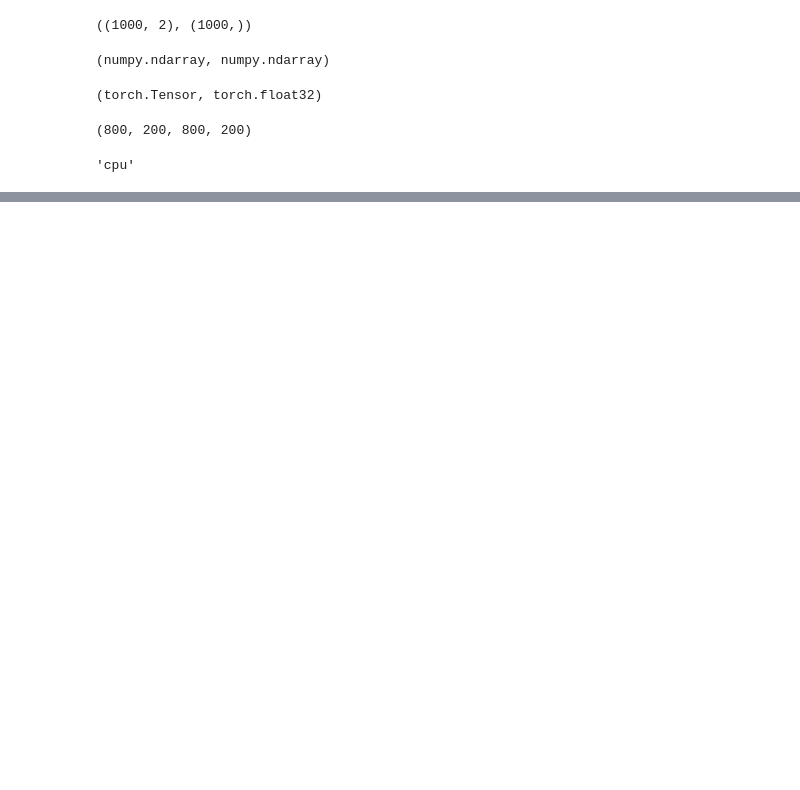
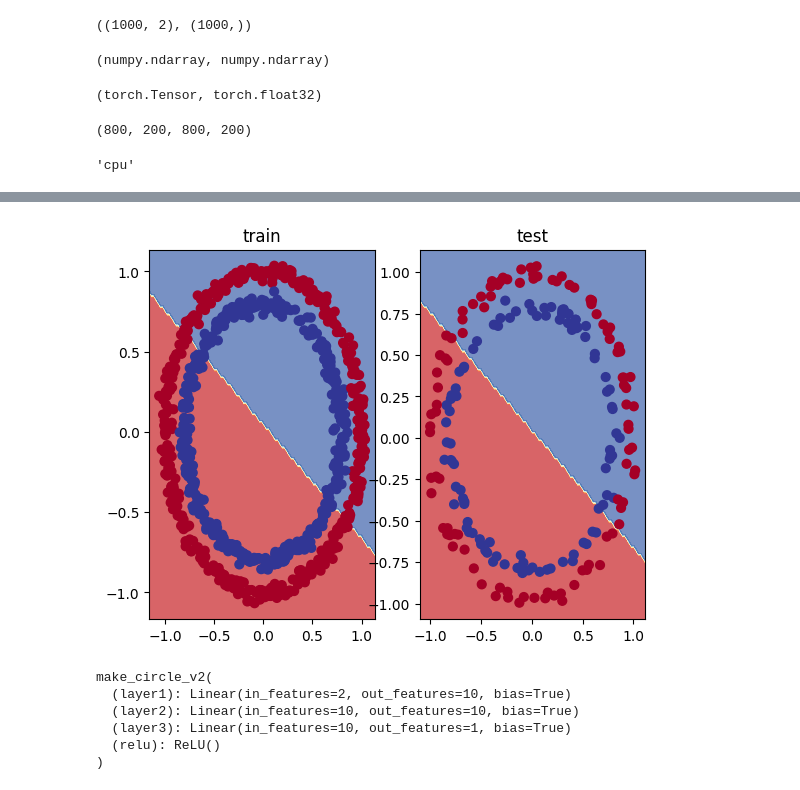
Before and after one commit to 404saugat404/pytorch, a Jupyter notebook: rev/neural_network.ipynb, the cells around one changed output, grey strips where cells are left out. Saved outputs shown, nothing was run; the diff lists cells and outputs as text; code cells hidden in the pictures; blank space fills up the shorter version.

```diff
--- a/rev/neural_network.ipynb
+++ b/rev/neural_network.ipynb
@@ -115,0 +234,35 @@ model1=make_circle_v1().to(device)
+# %%
+#building a training and testing loop
+
+torch.manual_seed(42)
+epochs=100
+X_train,X_test,y_train,y_test=X_train.to(device),X_test.to(device),y_train.to(device),y_test.to(device)
+
+
+for epoch in range(epochs):
+  model_0.train()
+
+  y_logits=model_0(X_train).squeeze()
+  y_pred=torch.round(torch.sigmoid(y_logits))
+
+  loss=loss_fn(y_logits,y_train)
+  accuracy=acc(y_true=y_train,y_pred=y_pred)
+
+  optimizer.zero_grad()
+
+  loss.backward()
+
+  optimizer.step()
+
+  model_0.eval()
+  with torch.inference_mode():
+    y_pred_logits=model_0(X_test).squeeze()
+    y_test_pred=torch.round(torch.sigmoid(y_pred_logits))
+
+    test_loss=loss_fn(y_pred_logits,y_test)
+    test_accuracy=acc(y_true=y_test,y_pred=y_test_pred)
+
+    optimizer.zero_grad()
+
+  if epoch%10==0:
+    print(f'epoch: {epoch}  |  train loss: {loss:.5f}  |  train accuracy: {accuracy:.2f}%  |  test loss: {test_loss:.5f}  |  test accuracy: {test_accuracy:.2f}%')
@@ -115,0 +299,37 @@ model1=make_circle_v1().to(device)
+# %%
+plt.plot(figsize=(12,12))
+plt.subplot(1,2,1)
+plt.title("train")
+plot_decision_boundary(model_0,X_train,y_train)
+
+plt.subplot(1,2,2)
+plt.title("test")
+plot_decision_boundary(model_0,X_test,y_test)
+# %% [output]
+[figure, added]
+# %%
+#model v2
+
+class make_circle_v2(nn.Module):
+  def __init__(self):
+    super().__init__()
+    self.layer1=nn.Linear(in_features=2, out_features=10)
+
+    self.layer2=nn.Linear(in_features=10, out_features=10)
+
+    self.layer3=nn.Linear(in_features=10, out_features=1)
+
+    self.relu=nn.ReLU()
+
+  def forward(self,x):
+    return self.layer3(self.relu(self.layer2(self.relu(self.layer1(x)))))
+
+model_1=make_circle_v2().to(device)
+model_1
+# %% [output]
+make_circle_v2(
+  (layer1): Linear(in_features=2, out_features=10, bias=True)
+  (layer2): Linear(in_features=10, out_features=10, bias=True)
+  (layer3): Linear(in_features=10, out_features=1, bias=True)
+  (relu): ReLU()
+)
```
Also changed, not shown: parts of 19 cells of this notebook.
